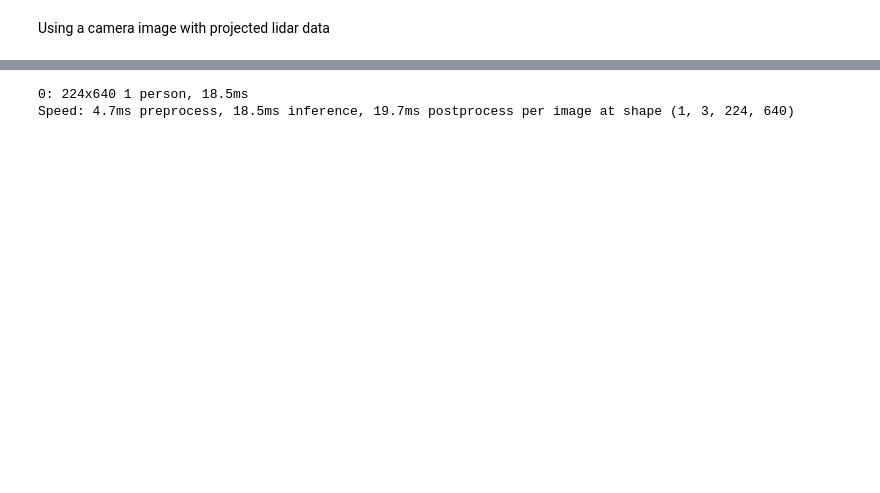
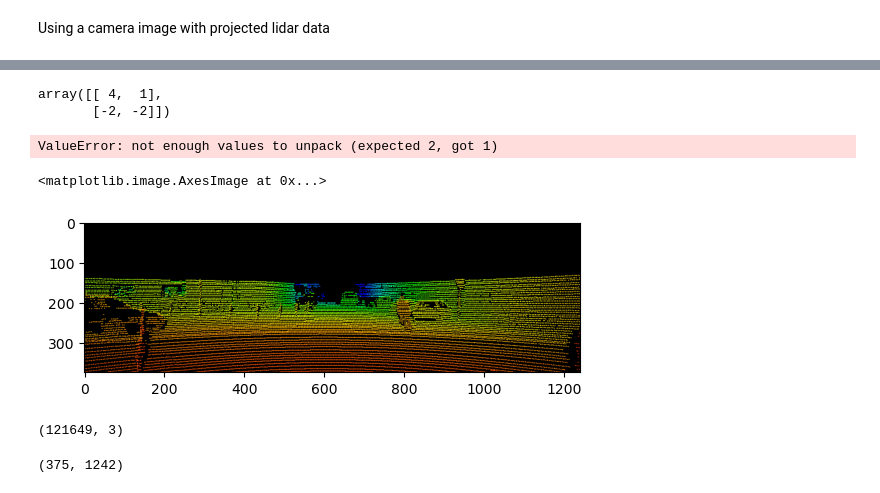
Before and after one commit to AGH-CEAI/automotive-tracking, a Jupyter notebook: examples/detect_and_track_YOLO.ipynb, the cells around one changed output, grey strips where cells are left out. Saved outputs shown, nothing was run; the diff lists cells and outputs as text; code cells hidden in the pictures; blank space fills up the shorter version.

```diff
--- a/examples/detect_and_track_YOLO.ipynb
+++ b/examples/detect_and_track_YOLO.ipynb
@@ -54,9 +53,9 @@ while cap.isOpened():
 
     if success:
 
-        # print(frame.shape)
+        print(frame.shape)
         frame = cv2.resize(frame, dsize=(852,480))# reshape to 480, 852
-        # print(frame.shape)
+        print(frame.shape)
 
         # Run YOLOv8 tracking on the frame, persisting tracks between frames
         results = model.track(frame, persist=True,tracker="bytetrack.yaml") # , show=True, stream=True
@@ -84,6 +83,10 @@ while cap.isOpened():
         except:
             annotated_frame = frame
 
+        # Break the loop if 'q' is pressed
+        if cv2.waitKey(1) & 0xFF == ord("q"):
+            break
+
         # Display the annotated frame (requires X-forwarding ...)
         # cv2.imshow("YOLOv8 Tracking", annotated_frame)
 
@@ -91,7 +94,7 @@ while cap.isOpened():
         output_video.write(annotated_frame)
 
         # save every n-th frame as jpg
-        n=50
+        n=500
         if i % n == 0:
             print('saving '+str(n)+'-th frame ...')
             cv2.imwrite("../output/"+fname+"_frame_%d.jpg" % i, annotated_frame)     # save frame as JPEG file
@@ -101,7 +104,7 @@ while cap.isOpened():
 
 
 
-        if i==800:
+        if i==80:
             print("ok, that's enough ...")
             break
 
@@ -223,10 +240,12 @@ Speed: 3.6ms preprocess, 4.3ms inference, 11.9ms postprocess per image at shape
 # %% [markdown]
 Using a camera image with projected lidar data
 # %%
-def print_projection_plt(points, color, image):
+def print_projection_plt(points, color, image, velo_only=False):
     """ project converted velodyne points into camera image """
-
-    hsv_image = cv2.cvtColor(image, cv2.COLOR_BGR2HSV)
+    if velo_only:
+        hsv_image=image*0
+    else:
+        hsv_image = cv2.cvtColor(image, cv2.COLOR_BGR2HSV)
 
     for i in range(points.shape[1]):
         cv2.circle(hsv_image, (np.int32(points[0][i]),np.int32(points[1][i])),1, (int(color[i]),255,255),-1)
@@ -234,0 +391,9 @@ def print_projection_plt(points, color, image):
+# %%
+a = np.array([[1, 0],
+              [0, -1]])
+b = np.array([[4, 1],
+              [2, 2]])
+np.matmul(a, b)
+# %% [output]
+array([[ 4,  1],
+       [-2, -2]])
@@ -235,5 +459,5 @@ def print_projection_plt(points, color, image):
 # %%
-image_type = 'color'  # 'gray' or 'color' image
+image_type = 'gray'  # 'gray' or 'color' image
 mode = '00' if image_type == 'gray' else '02'  # image_00 = 'gray image' , image_02 = 'color image'
 
 image_path = camera_path+'image_' + mode + '/data'
@@ -242,7 +466,7 @@ res = Kitti_util(frame=frame_no, camera_path=image_path, velo_path=velo_path, \
 
 img, pnt, c_ = res.velo_projection_frame(v_fov=v_fov, h_fov=h_fov)
 
-image = print_projection_plt(pnt, c_, img)
+image = print_projection_plt(pnt, c_, img, velo_only=True) # img*0
 
 results = model.track(source=image, persist=True,tracker="bytetrack.yaml")
 
@@ -251,5 +475,13 @@ txt=""
 for result in results:
     result.save(filename="../output/result_camera_with_lidar_proj_frame_"+str(frame_no)+""+txt+".jpg")  # save to disk
 # %% [output]
-0: 224x640 1 person, 18.5ms
-Speed: 4.7ms preprocess, 18.5ms inference, 19.7ms postprocess per image at shape (1, 3, 224, 640)
+ValueError: not enough values to unpack (expected 2, got 1)
+# %%
+plt.imshow(image)
+# %% [output]
+<matplotlib.image.AxesImage at 0x...>
+[figure, added]
+# %%
+res.velo_file.shape
+# %% [output]
+(121649, 3)
@@ -255,0 +496,4 @@ Speed: 4.7ms preprocess, 18.5ms inference, 19.7ms postprocess per image at shape
+# %%
+image.shape[:2]
+# %% [output]
+(375, 1242)
```
Also changed, not shown: parts of 49 cells of this notebook, 1 other file.
